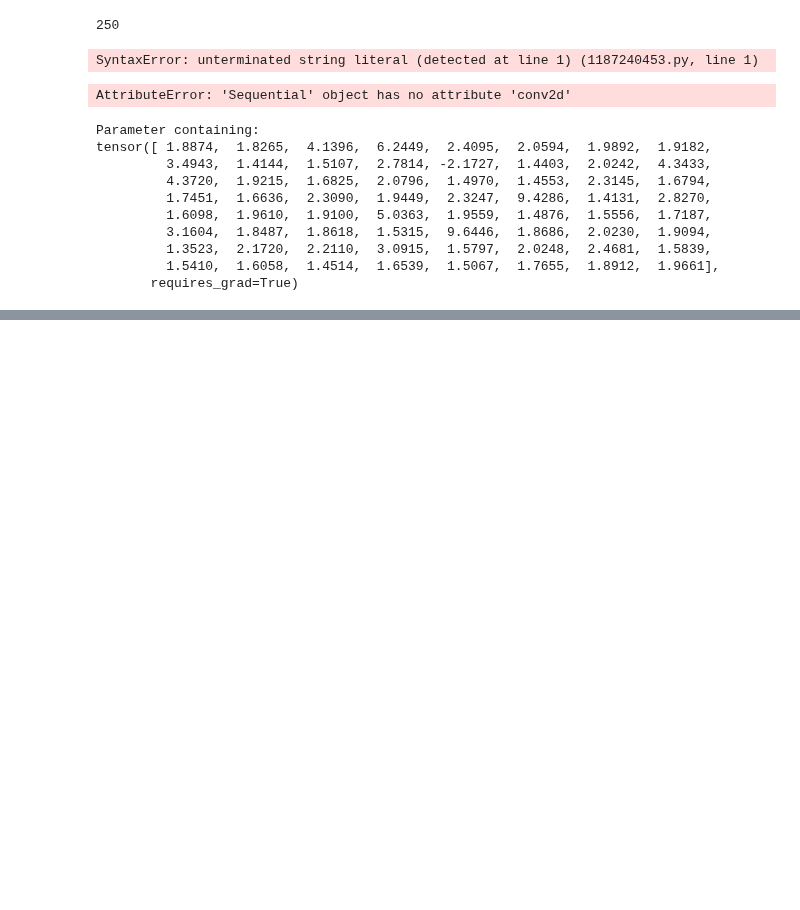
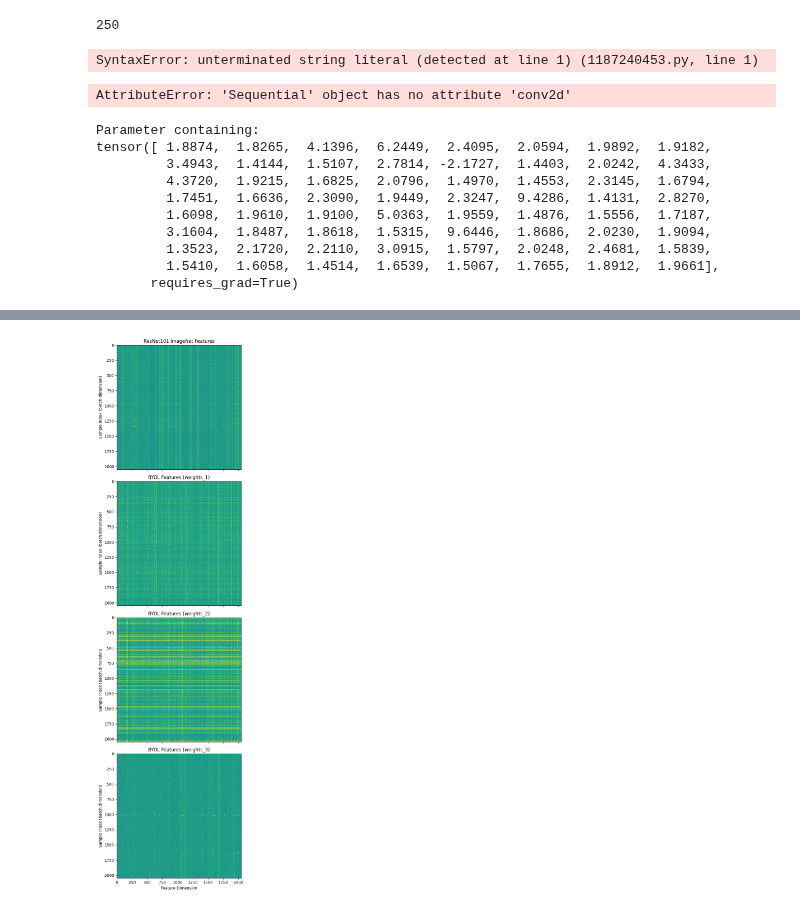
Before and after one commit to DakotaHester/ms-land-cover, a Jupyter notebook: playground.ipynb, the cells around one changed output, grey strips where cells are left out. Cells and saved outputs as stored; diff of their text form; code cells hidden in the pictures; blank space fills up the shorter version.

```diff
--- a/playground.ipynb
+++ b/playground.ipynb
@@ -126,0 +585,47 @@ tensor([ 1.8874,  1.8265,  4.1396,  6.2449,  2.4095,  2.0594,  1.9892,  1.9182,
+# %%
+# h_3 = model(x_batch)
+h_3 = []
+for i in trange(0, len(x_batch), batch_size):
+    x_batch_part = x_batch[i:i+batch_size]
+    with torch.no_grad():
+        h_part = model(x_batch_part)
+    h_3.append(h_part)
+h_3 = torch.cat(h_3, dim=0)
+# %%
+import numpy as np
+
+def normalize_l2(x, eps=1e-8, axis=1):
+    """
+    Normalize a NumPy array to unit L2 norm.
+
+    Parameters:
+    x (np.ndarray): Input array.
+    eps (float): Small value to avoid division by zero.
+
+
+    Returns:
+    np.ndarray: L2-normalized array.
+    """
+    return x
+    # norm = np.linalg.norm(x, ord=2, axis=axis, keepdims=True)
+    # return x / (norm + eps)
+# %%
+fig, ax = plt.subplots(4, 1, figsize=(10, 20), sharex=True)
+
+ax[0].imshow(normalize_l2(h_inet.detach().numpy()), vmin=h_inet.min(), vmax=h_inet.max())
+ax[0].set_title('ResNet101 ImageNet Features')
+ax[0].set_ylabel('Sample Index (batch dimension)')
+ax[1].imshow(normalize_l2(h_1.detach().numpy()), vmin=h_inet.min(), vmax=h_inet.max())
+ax[1].set_title('BYOL Features (weights_1)')
+ax[1].set_ylabel('Sample Index (batch dimension)')
+ax[2].imshow(normalize_l2(h_2.detach().numpy()), vmin=h_inet.min(), vmax=h_inet.max())
+ax[2].set_title('BYOL Features (weights_2)')
+ax[2].set_ylabel('Sample Index (batch dimension)')
+ax[3].imshow(normalize_l2(h_3.detach().numpy()), vmin=h_inet.min(), vmax=h_inet.max())
+ax[3].set_title('BYOL Features (weights_3)')
+ax[3].set_ylabel('Sample Index (batch dimension)')
+ax[3].set_xlabel('Feature Dimension')
+fig.tight_layout()
+plt.show()
+# %% [output]
+[figure, added]
```
Also changed, not shown: parts of 46 cells of this notebook, 3 other files.
